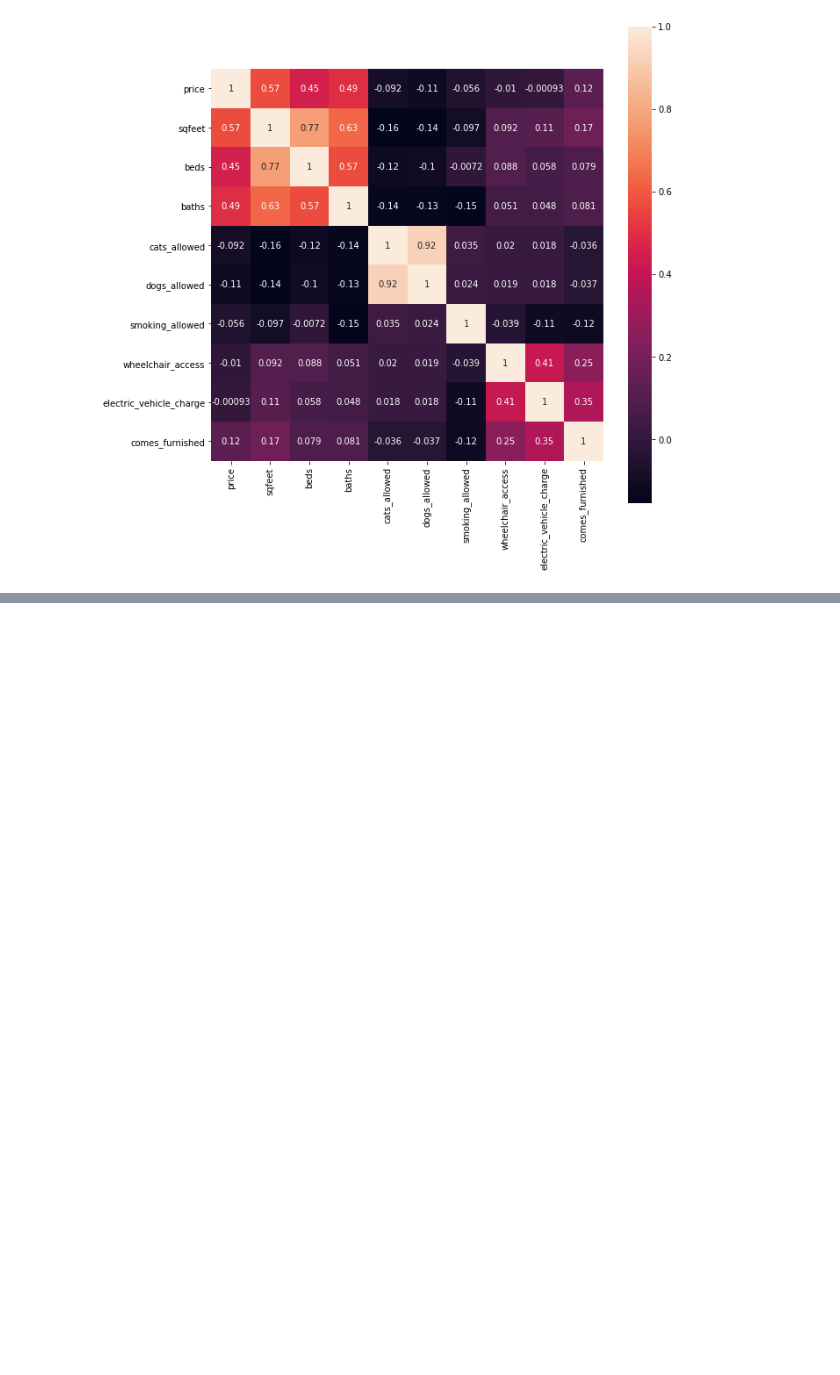
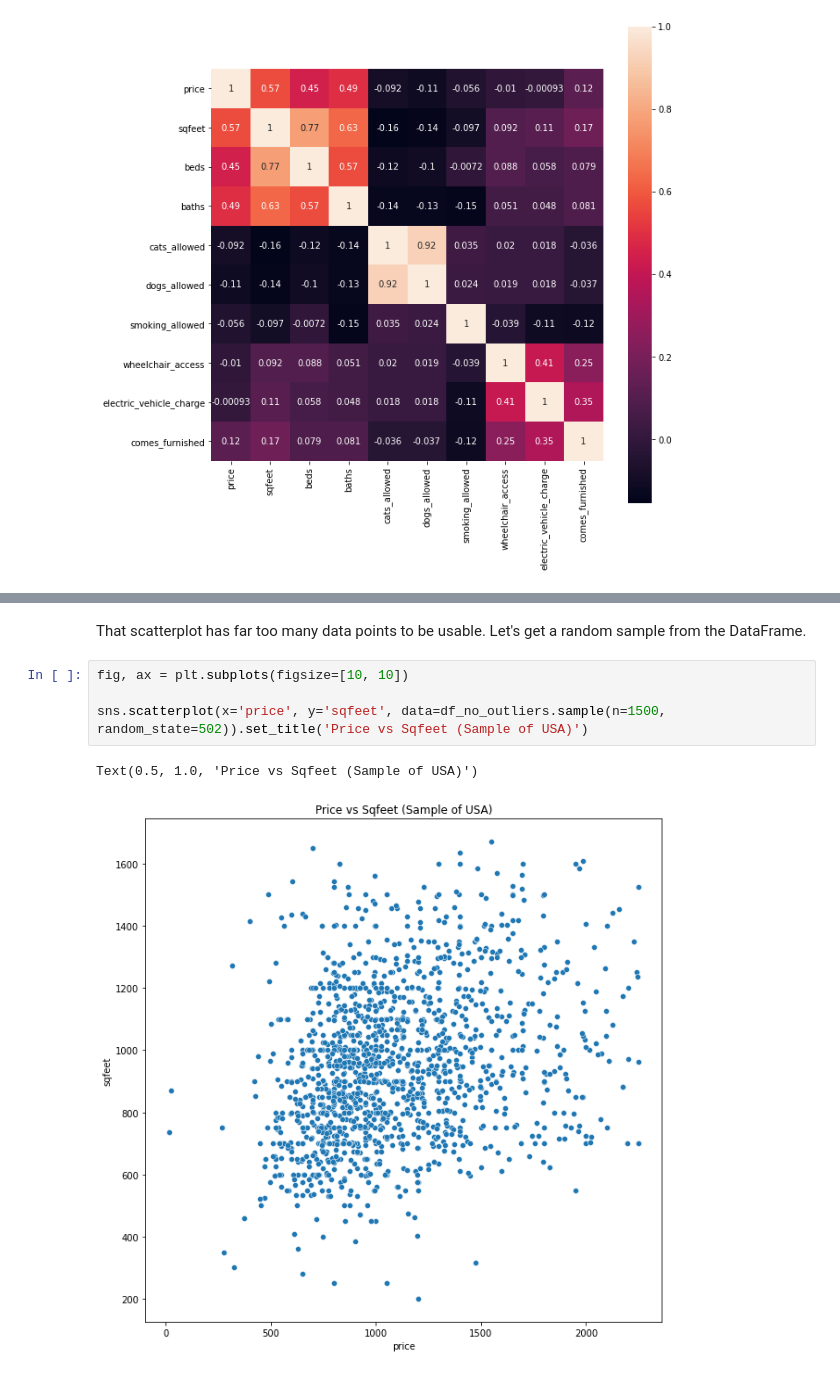
Before and after one commit to moferg/usa-housing-analysis, a Jupyter notebook: usa_housing_analysis.ipynb, the cells around one changed output, grey strips where cells are left out. Saved outputs shown, nothing was run; the diff lists cells and outputs as text; blank space fills up the shorter version.

```diff
--- a/usa_housing_analysis.ipynb
+++ b/usa_housing_analysis.ipynb
@@ -870,0 +880,9 @@ Similar to both the Louisville data and the data for the country as a whole, all
+# %% [markdown]
+That scatterplot has far too many data points to be usable. Let's get a random sample from the DataFrame.
+# %%
+fig, ax = plt.subplots(figsize=[10, 10])
+
+sns.scatterplot(x='price', y='sqfeet', data=df_no_outliers.sample(n=1500, random_state=502)).set_title('Price vs Sqfeet (Sample of USA)')
+# %% [output]
+Text(0.5, 1.0, 'Price vs Sqfeet (Sample of USA)')
+[figure, added]
```
Also changed, not shown: parts of 11 cells of this notebook.
